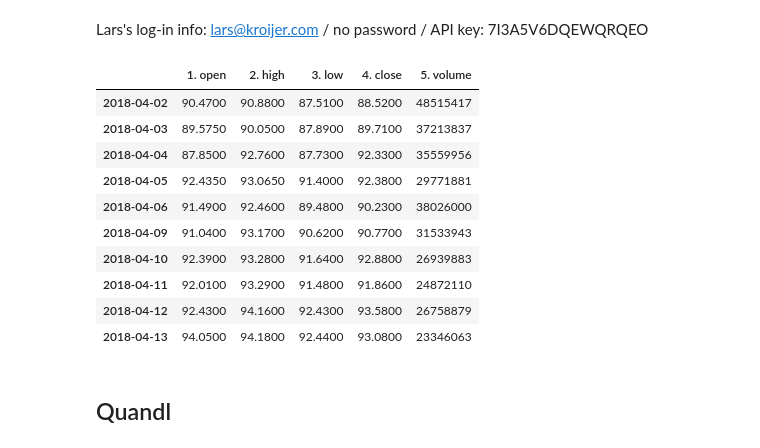
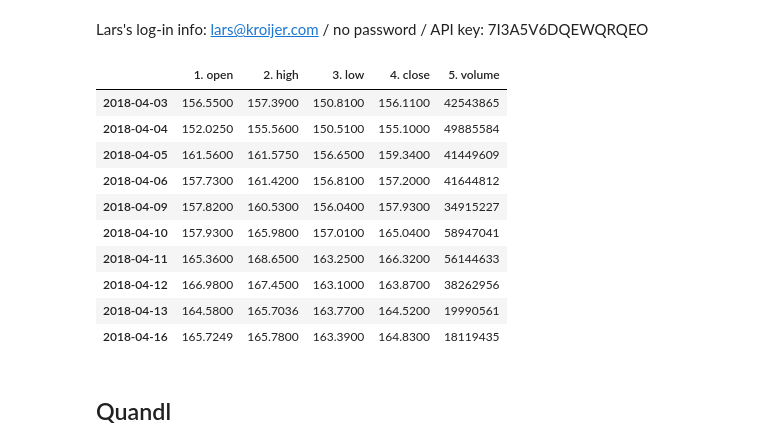
Before and after one commit to larsk123/ipython_api_stuff, a Jupyter notebook: AR API Stuff.ipynb, the cells around one changed output. Saved outputs shown, nothing was run; the diff lists cells and outputs as text; code cells hidden in the pictures.

```diff
--- a/AR API Stuff.ipynb
+++ b/AR API Stuff.ipynb
@@ -16,26 +16,26 @@ import requests
 Lars's log-in info: lars@kroijer.com / no password / API key: 7I3A5V6DQEWQRQEO
 # %%
 #input ticker below
-symbol = "MSFT"
+symbol = "FB"
 
 av_url = f"https://www.alphavantage.co/query?function=TIME_SERIES_DAILY&symbol={symbol}&apikey=7I3A5V6DQEWQRQEO"
 
 av_r = requests.get(av_url)
 av_data = av_r.json()
 av_df = pd.DataFrame.from_dict(av_data["Time Series (Daily)"], orient = "index")
 av_df.head(10)
 # %% [output]
 |  | 1. open | 2. high | 3. low | 4. close | 5. volume |
-| 2018-04-02 | 90.4700 | 90.8800 | 87.5100 | 88.5200 | 48515417 |
-| 2018-04-03 | 89.5750 | 90.0500 | 87.8900 | 89.7100 | 37213837 |
-| 2018-04-04 | 87.8500 | 92.7600 | 87.7300 | 92.3300 | 35559956 |
-| 2018-04-05 | 92.4350 | 93.0650 | 91.4000 | 92.3800 | 29771881 |
-| 2018-04-06 | 91.4900 | 92.4600 | 89.4800 | 90.2300 | 38026000 |
-| 2018-04-09 | 91.0400 | 93.1700 | 90.6200 | 90.7700 | 31533943 |
-| 2018-04-10 | 92.3900 | 93.2800 | 91.6400 | 92.8800 | 26939883 |
-| 2018-04-11 | 92.0100 | 93.2900 | 91.4800 | 91.8600 | 24872110 |
-| 2018-04-12 | 92.4300 | 94.1600 | 92.4300 | 93.5800 | 26758879 |
-| 2018-04-13 | 94.0500 | 94.1800 | 92.4400 | 93.0800 | 23346063 |
+| 2018-04-03 | 156.5500 | 157.3900 | 150.8100 | 156.1100 | 42543865 |
+| 2018-04-04 | 152.0250 | 155.5600 | 150.5100 | 155.1000 | 49885584 |
+| 2018-04-05 | 161.5600 | 161.5750 | 156.6500 | 159.3400 | 41449609 |
+| 2018-04-06 | 157.7300 | 161.4200 | 156.8100 | 157.2000 | 41644812 |
+| 2018-04-09 | 157.8200 | 160.5300 | 156.0400 | 157.9300 | 34915227 |
+| 2018-04-10 | 157.9300 | 165.9800 | 157.0100 | 165.0400 | 58947041 |
+| 2018-04-11 | 165.3600 | 168.6500 | 163.2500 | 166.3200 | 56144633 |
+| 2018-04-12 | 166.9800 | 167.4500 | 163.1000 | 163.8700 | 38262956 |
+| 2018-04-13 | 164.5800 | 165.7036 | 163.7700 | 164.5200 | 19990561 |
+| 2018-04-16 | 165.7249 | 165.7800 | 163.3900 | 164.8300 | 18119435 |
 # %% [markdown]
 ## Quandl
 # %% [markdown]
```
Also changed, not shown: parts of 2 cells of this notebook.
